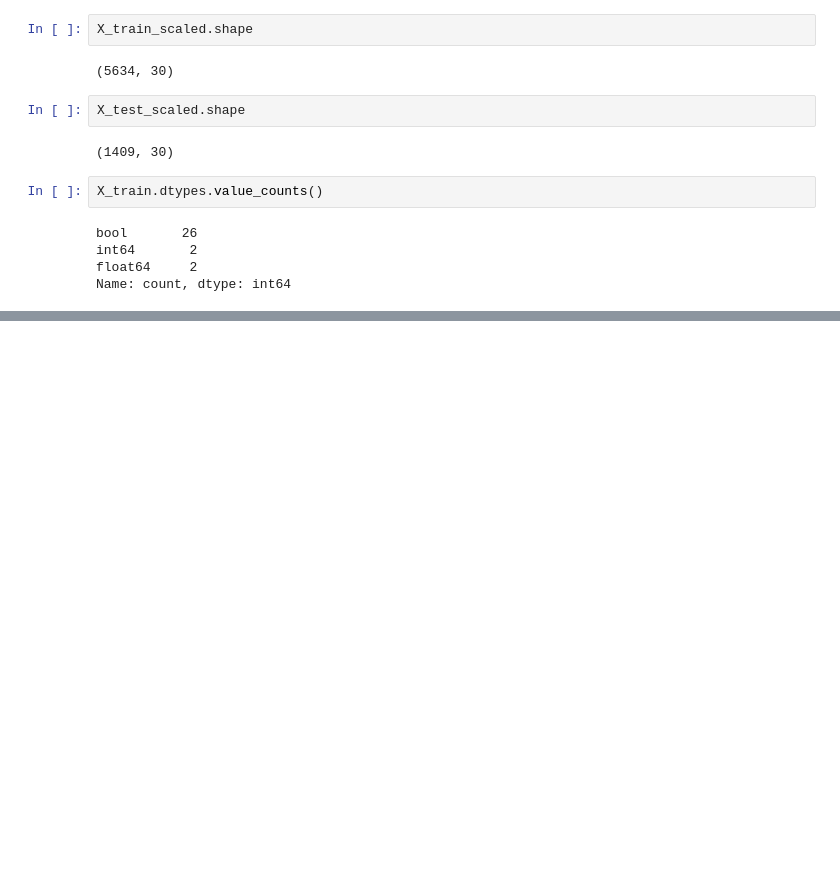
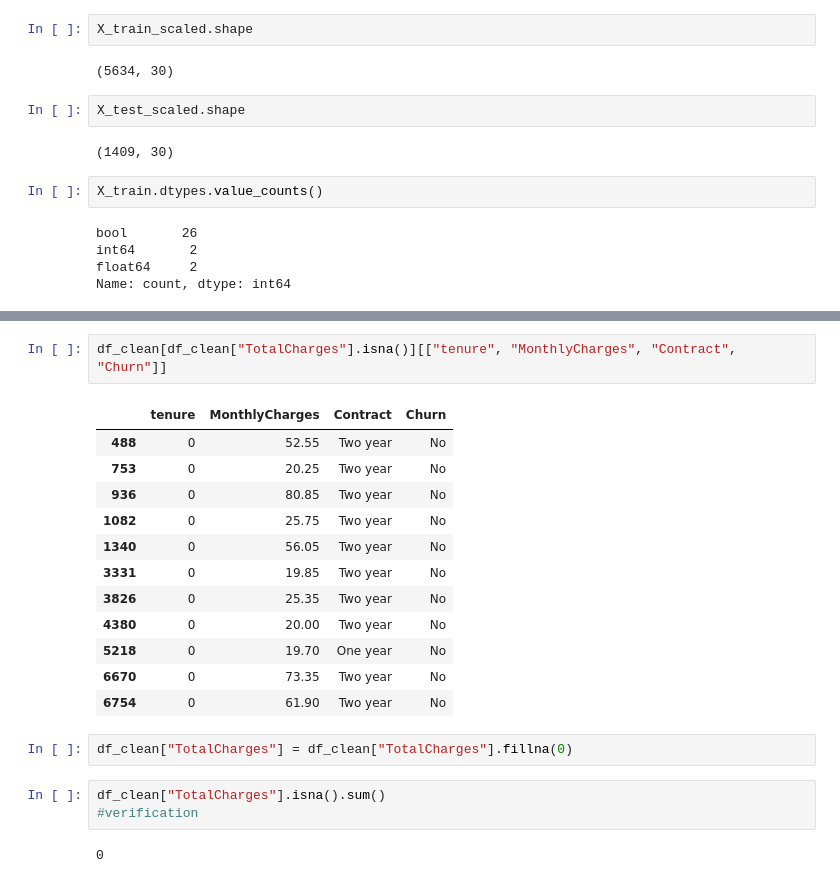
Before and after one commit to Moyo3011/customer-churn-prediction, a Jupyter notebook: customer_churn_analysis.ipynb, the cells around one changed output, grey strips where cells are left out. Cells and saved outputs as stored; diff of their text form; blank space fills up the shorter version.

```diff
--- a/customer_churn_analysis.ipynb
+++ b/customer_churn_analysis.ipynb
@@ -537,0 +561,22 @@ Name: count, dtype: int64
+# %%
+df_clean[df_clean["TotalCharges"].isna()][["tenure", "MonthlyCharges", "Contract", "Churn"]]
+# %% [output]
+|  | tenure | MonthlyCharges | Contract | Churn |
+| 488 | 0 | 52.55 | Two year | No |
+| 753 | 0 | 20.25 | Two year | No |
+| 936 | 0 | 80.85 | Two year | No |
+| 1082 | 0 | 25.75 | Two year | No |
+| 1340 | 0 | 56.05 | Two year | No |
+| 3331 | 0 | 19.85 | Two year | No |
+| 3826 | 0 | 25.35 | Two year | No |
+| 4380 | 0 | 20.00 | Two year | No |
+| 5218 | 0 | 19.70 | One year | No |
+| 6670 | 0 | 73.35 | Two year | No |
+| 6754 | 0 | 61.90 | Two year | No |
+# %%
+df_clean["TotalCharges"] = df_clean["TotalCharges"].fillna(0)
+# %%
+df_clean["TotalCharges"].isna().sum()
+#verification
+# %% [output]
+0
```
Also changed, not shown: parts of 57 cells of this notebook.
